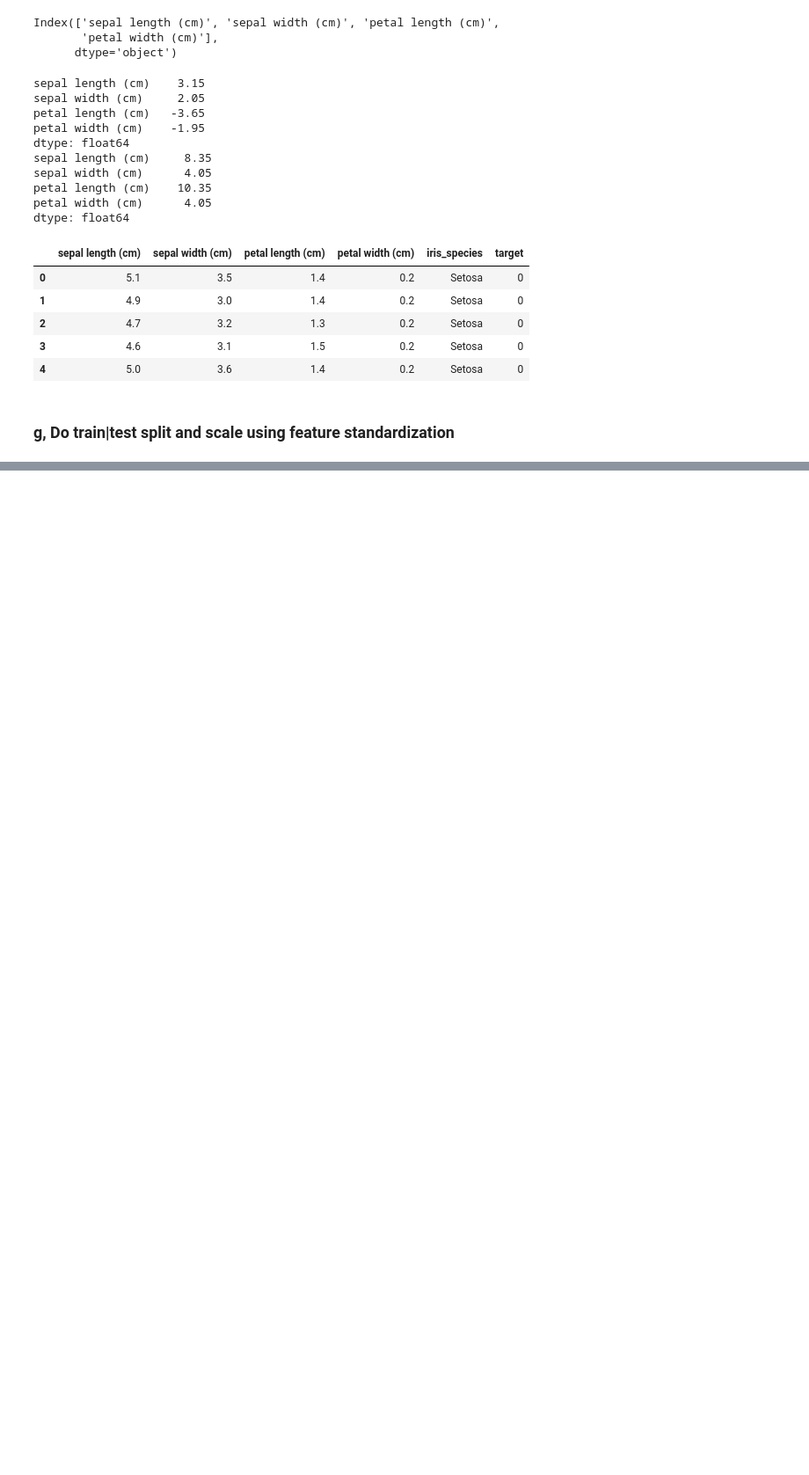
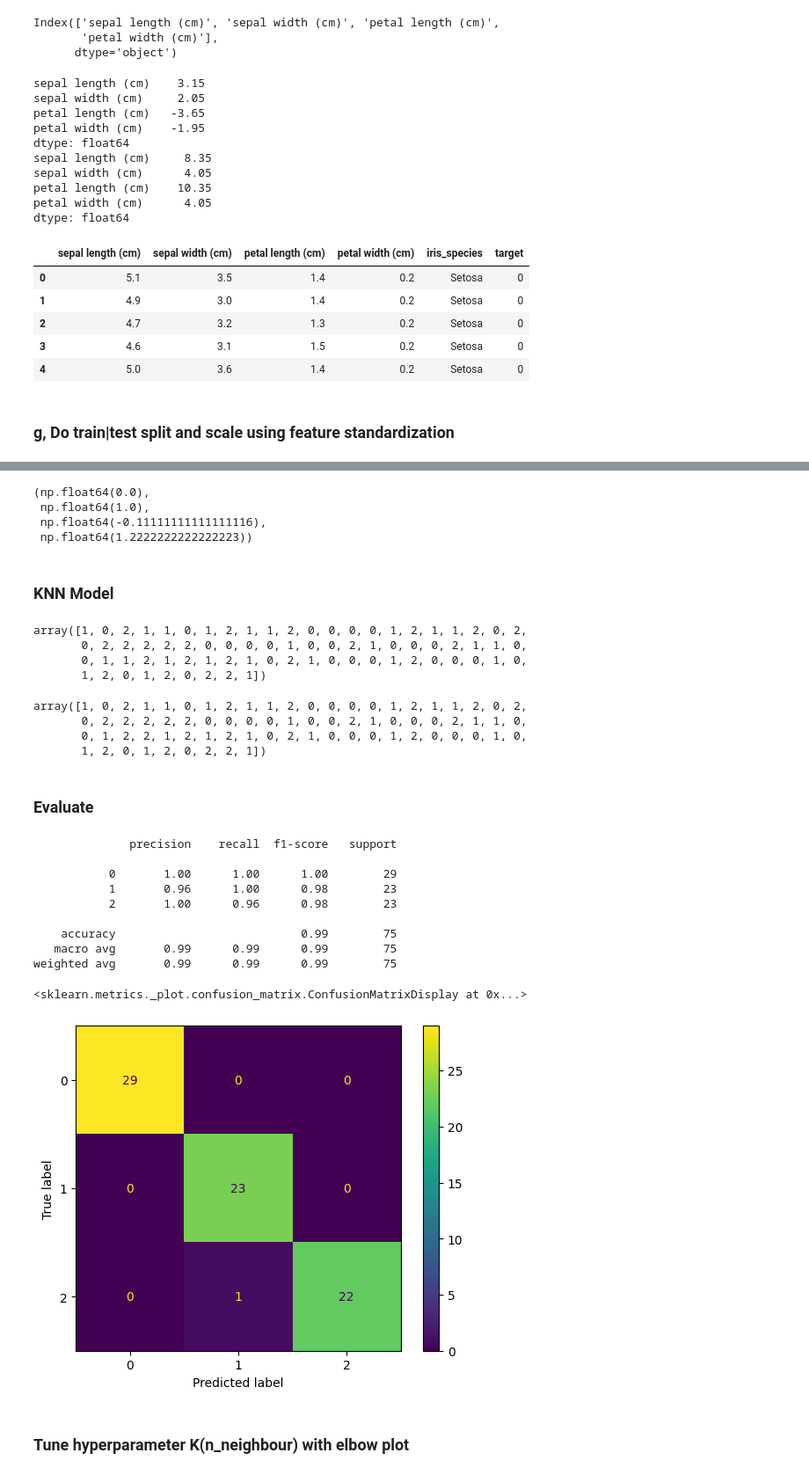
Before and after one commit to SusannaR11/AI_Engineering_OPA24_Susanna_Rokka, a Jupyter notebook: exercises/2_classification/0_iris_flower.ipynb, the cells around one changed output, grey strips where cells are left out. Shown at 88% size. Saved outputs shown, nothing was run; the diff lists cells and outputs as text; code cells hidden in the pictures; blank space fills up the shorter version.

```diff
--- a/exercises/2_classification/0_iris_flower.ipynb
+++ b/exercises/2_classification/0_iris_flower.ipynb
@@ -405,0 +419,3 @@ scaled_X_test = scaler.transform(X_test)
+# %%
+X, y = df_iris.drop("class", axis=1), df_iris["class"]
+X.head()
@@ -405,0 +431,7 @@ scaled_X_test = scaler.transform(X_test)
+# %%
+from sklearn.model_selection import train_test_split
+
+X_train, X_test, y_train, y_test = train_test_split(
+     X, y, test_size=0.5, random_state=42)
+
+X_train.shape
@@ -405,0 +442,59 @@ scaled_X_test = scaler.transform(X_test)
+# %%
+from sklearn.preprocessing import MinMaxScaler
+
+scaler = MinMaxScaler()
+scaler.fit(X_train)
+
+scaled_X_train = scaler.transform(X_train)
+scaled_X_test = scaler.transform(X_test)
+
+scaled_X_train.min(), scaled_X_train.max(), scaled_X_test.min(), scaled_X_test.max()
+# %% [output]
+(np.float64(0.0),
+ np.float64(1.0),
+ np.float64(-0.11111111111111116),
+ np.float64(1.2222222222222223))
+# %% [markdown]
+### KNN Model
+# %%
+from sklearn.neighbors import KNeighborsClassifier
+
+model = KNeighborsClassifier(n_neighbors=1) # n_neighbors hyperparameter k
+model.fit(scaled_X_train, y_train)
+
+y_pred = model.predict(scaled_X_test)
+y_pred
+# %% [output]
+array([1, 0, 2, 1, 1, 0, 1, 2, 1, 1, 2, 0, 0, 0, 0, 1, 2, 1, 1, 2, 0, 2,
+       0, 2, 2, 2, 2, 2, 0, 0, 0, 0, 1, 0, 0, 2, 1, 0, 0, 0, 2, 1, 1, 0,
+       0, 1, 1, 2, 1, 2, 1, 2, 1, 0, 2, 1, 0, 0, 0, 1, 2, 0, 0, 0, 1, 0,
+       1, 2, 0, 1, 2, 0, 2, 2, 1])
+# %%
+y_test.values
+# %% [output]
+array([1, 0, 2, 1, 1, 0, 1, 2, 1, 1, 2, 0, 0, 0, 0, 1, 2, 1, 1, 2, 0, 2,
+       0, 2, 2, 2, 2, 2, 0, 0, 0, 0, 1, 0, 0, 2, 1, 0, 0, 0, 2, 1, 1, 0,
+       0, 1, 2, 2, 1, 2, 1, 2, 1, 0, 2, 1, 0, 0, 0, 1, 2, 0, 0, 0, 1, 0,
+       1, 2, 0, 1, 2, 0, 2, 2, 1])
+# %% [markdown]
+### Evaluate
+# %%
+from sklearn.metrics import confusion_matrix, ConfusionMatrixDisplay, classification_report
+
+print(classification_report(y_test, y_pred))
+cm= confusion_matrix(y_test, y_pred)
+ConfusionMatrixDisplay(cm).plot()
+# %% [output]
+              precision    recall  f1-score   support
+
+           0       1.00      1.00      1.00        29
+           1       0.96      1.00      0.98        23
+           2       1.00      0.96      0.98        23
+
+    accuracy                           0.99        75
+   macro avg       0.99      0.99      0.99        75
+weighted avg       0.99      0.99      0.99        75
+<sklearn.metrics._plot.confusion_matrix.ConfusionMatrixDisplay at 0x...>
+[figure, added]
+# %% [markdown]
+### Tune hyperparameter K(n_neighbour) with elbow plot
```
Also changed, not shown: parts of 13 cells of this notebook, 4 other files.
